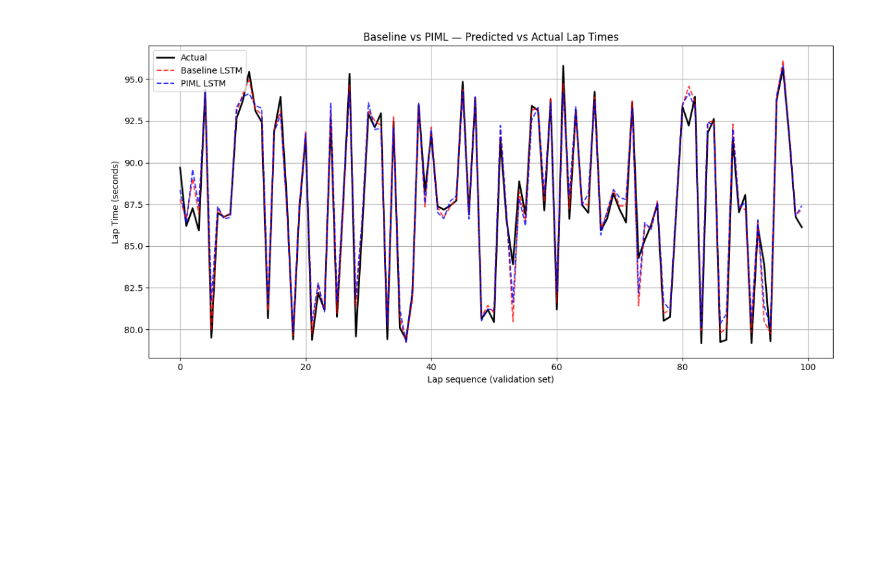
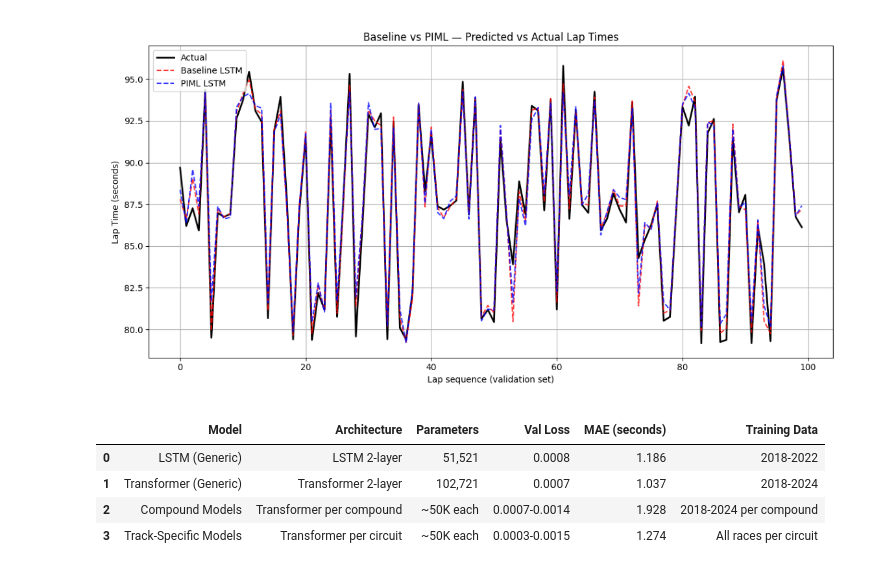
Before and after one commit to mthemina/TyrePIML, a Jupyter notebook: notebooks/benchmark.ipynb, the cells around one changed output. Saved outputs shown, nothing was run; the diff lists cells and outputs as text; code cells hidden in the pictures; blank space fills up the shorter version.

Commit message:
Transformer compound router, Transformer track models, uncertainty pipeline updated, benchmark notebook

```diff
--- a/notebooks/benchmark.ipynb
+++ b/notebooks/benchmark.ipynb
@@ -82,3 +82,24 @@ plt.tight_layout()
 plt.show()
 # %% [output]
 [figure]
+# %%
+# Model Architecture Comparison — Transformer vs LSTM
+import pandas as pd
+
+results = {
+    'Model': ['LSTM (Generic)', 'Transformer (Generic)', 'Compound Models', 'Track-Specific Models'],
+    'Architecture': ['LSTM 2-layer', 'Transformer 2-layer', 'Transformer per compound', 'Transformer per circuit'],
+    'Parameters': ['51,521', '102,721', '~50K each', '~50K each'],
+    'Val Loss': [0.0008, 0.0007, '0.0007-0.0014', '0.0003-0.0015'],
+    'MAE (seconds)': [1.186, 1.037, 1.928, 1.274],
+    'Training Data': ['2018-2022', '2018-2024', '2018-2024 per compound', 'All races per circuit'],
+}
+
+df = pd.DataFrame(results)
+df
+# %% [output]
+|  | Model | Architecture | Parameters | Val Loss | MAE (seconds) | Training Data |
+| 0 | LSTM (Generic) | LSTM 2-layer | 51,521 | 0.0008 | 1.186 | 2018-2022 |
+| 1 | Transformer (Generic) | Transformer 2-layer | 102,721 | 0.0007 | 1.037 | 2018-2024 |
+| 2 | Compound Models | Transformer per compound | ~50K each | 0.0007-0.0014 | 1.928 | 2018-2024 per compound |
+| 3 | Track-Specific Models | Transformer per circuit | ~50K each | 0.0003-0.0015 | 1.274 | All races per circuit |
```
Also changed, not shown: 3 other files.
